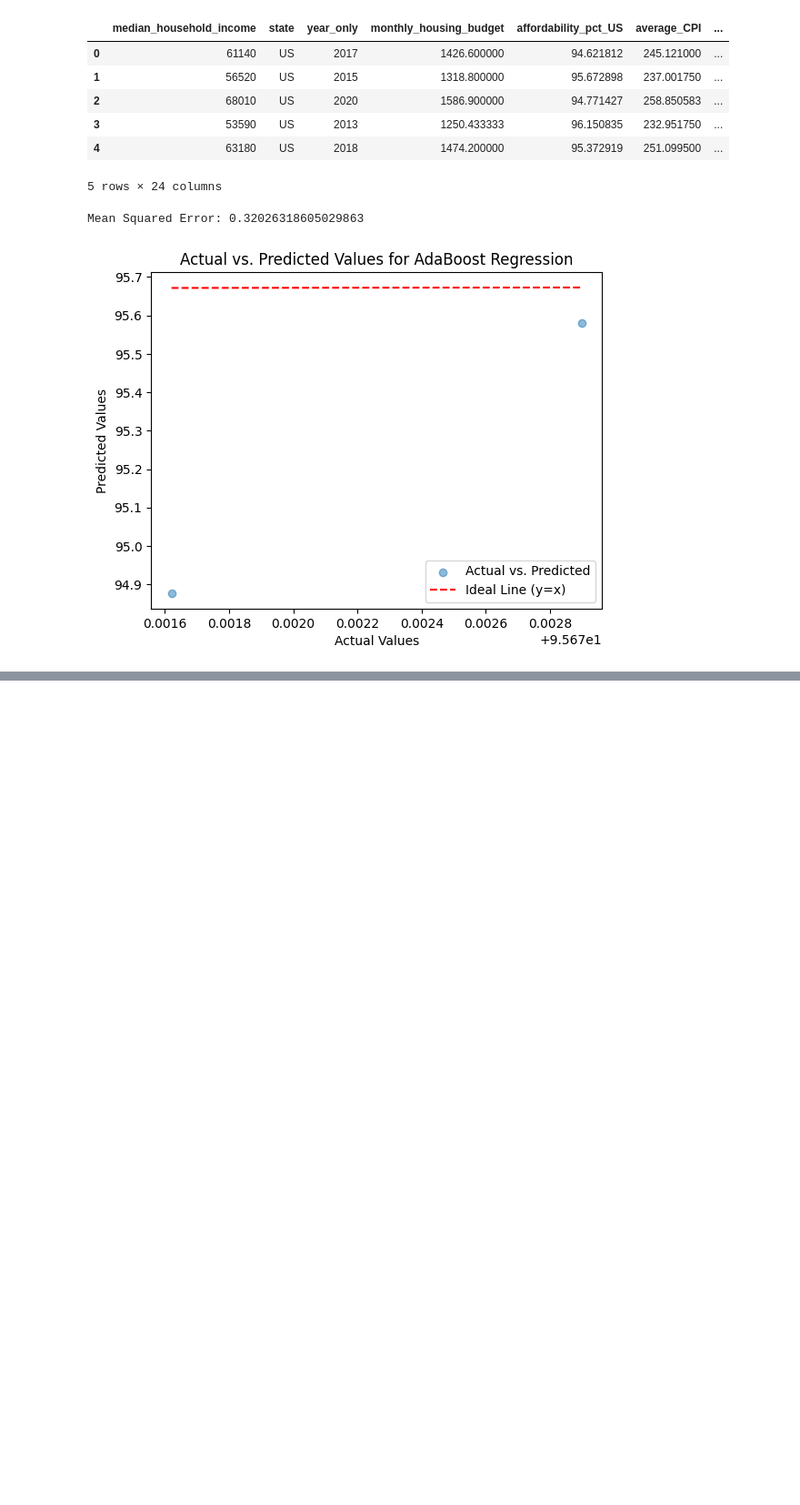
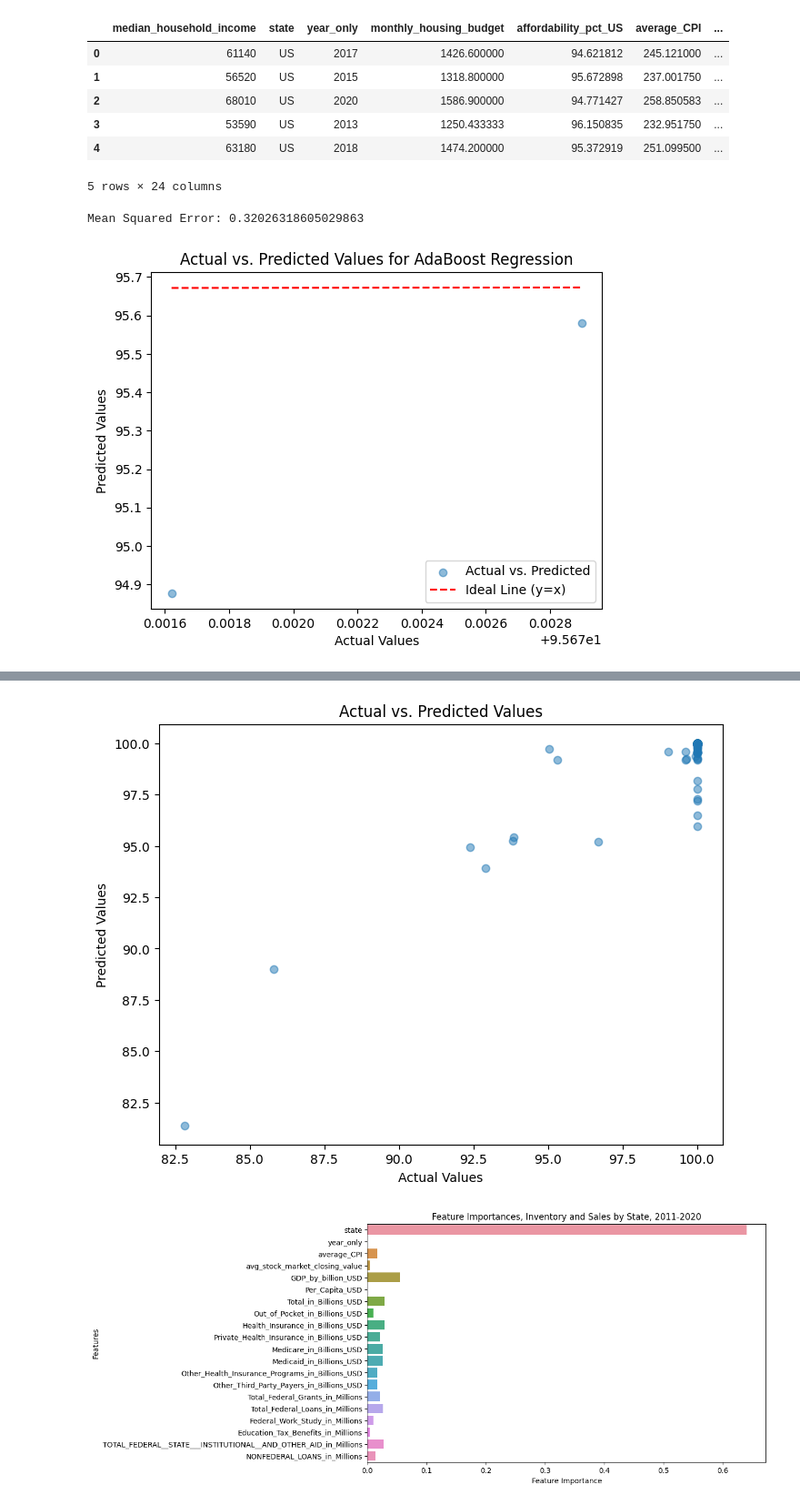
Before and after one commit to JessiPool/KaggleXProject, a Jupyter notebook: regressioninventory.ipynb, the cells around one changed output, grey strips where cells are left out. Shown at 91% size. Drawn from its saved outputs; the diff is of its cells as text; code cells hidden in the pictures; blank space fills up the shorter version.

```diff
--- a/regressioninventory.ipynb
+++ b/regressioninventory.ipynb
@@ -557,0 +577,28 @@ plt.show()
+# %%
+import matplotlib.pyplot as plt
+import seaborn as sns
+
+# Scatter plot of actual vs. predicted values
+plt.figure(figsize=(8, 6))
+plt.scatter(y_test, y_pred, alpha=0.5)
+plt.xlabel("Actual Values")
+plt.ylabel("Predicted Values")
+plt.title("Actual vs. Predicted Values")
+plt.show()
+
+# Visualize feature importances from the Random Forest base estimator
+feature_importances = adaboost_regressor.estimators_[0].feature_importances_
+
+# Assuming X is a DataFrame or numpy array with feature names
+feature_names = X.columns  # If X is a DataFrame
+# feature_names = [f"Feature {i}" for i in range(X.shape[1])]  # If X is a numpy array
+
+plt.figure(figsize=(10, 6))
+sns.barplot(x=feature_importances, y=feature_names)
+plt.xlabel("Feature Importance")
+plt.ylabel("Features")
+plt.title("Feature Importances, Inventory and Sales by State, 2011-2020")
+plt.show()
+# %% [output]
+[figure, added]
+[figure, added]
```
Also changed, not shown: parts of 8 cells of this notebook.
